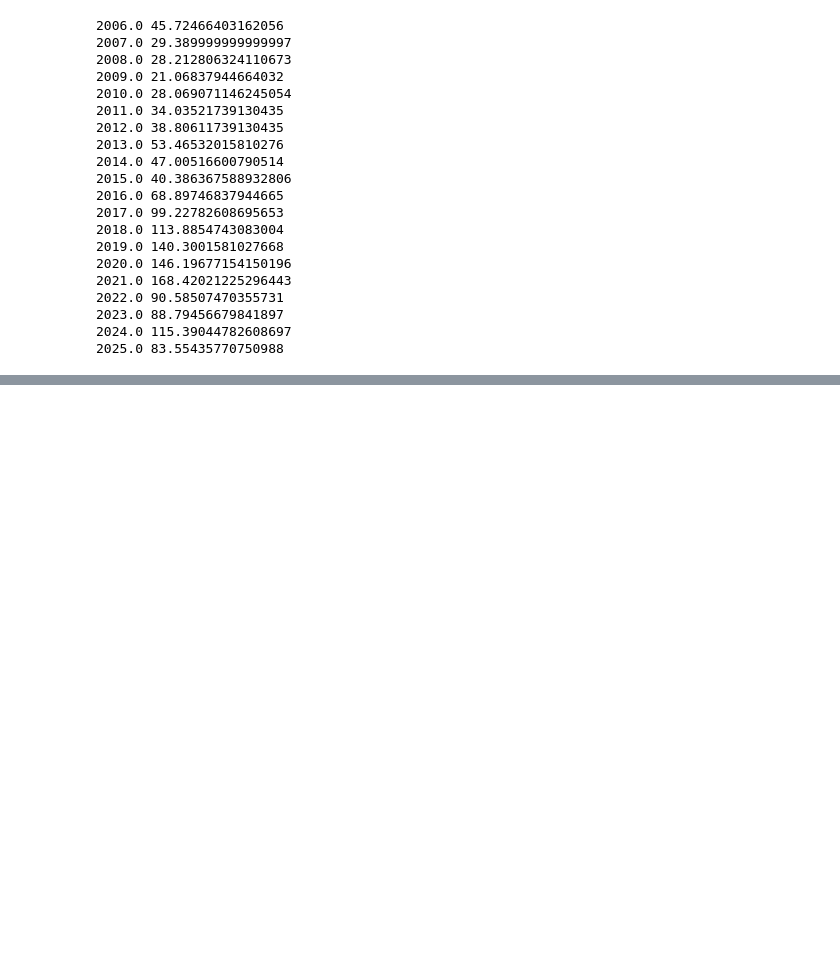
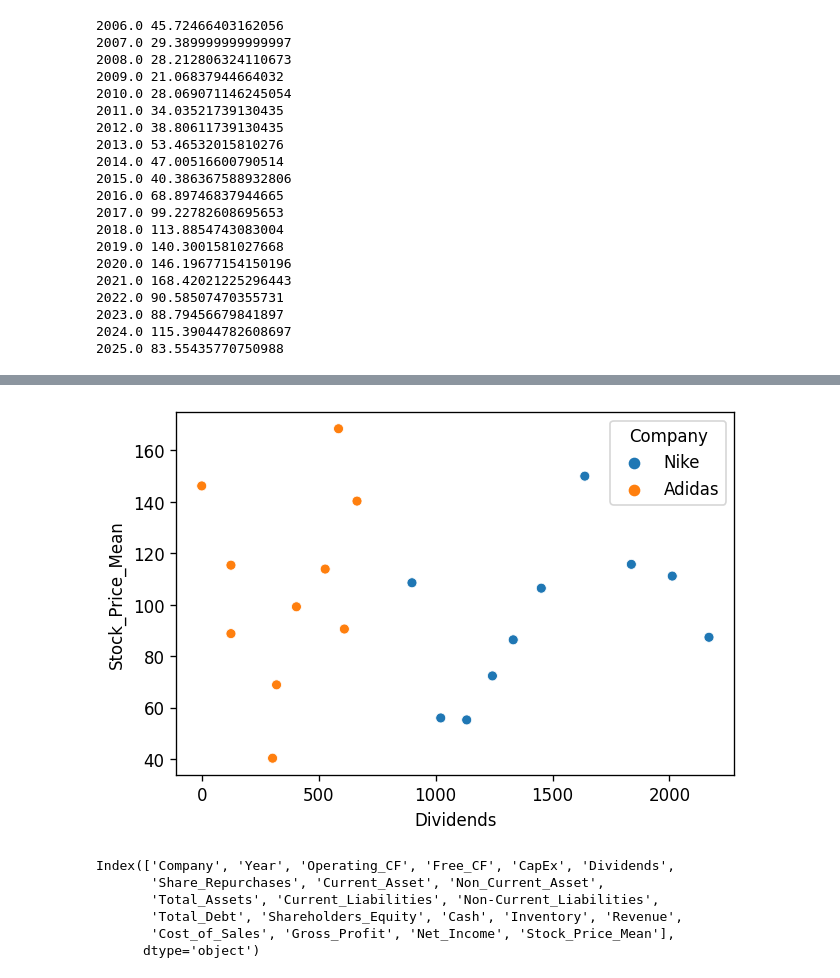
Before and after one commit to Anuroopa12x/Nike_vs_Adidas, a Jupyter notebook: analysis.ipynb, the cells around one changed output, grey strips where cells are left out. Drawn from its saved outputs; the diff is of its cells as text; code cells hidden in the pictures; blank space fills up the shorter version.

```diff
--- a/analysis.ipynb
+++ b/analysis.ipynb
@@ -262,0 +302,14 @@ for i, year in enumerate(adidas_year_arr[0]):
+# %%
+def year_mean(arr, brand):
+    results = []
+    for i in range(9,19):
+        result = {
+            "Company" : brand,
+            "Year" : arr[0,i].astype(int),
+            "Stock_Price_Mean" : np.mean(arr[1:, i])}
+        results.append(result)
+    return pd.DataFrame(results)
+# %%
+stock_mean = pd.concat([year_mean(nike_year_arr, "Nike"), year_mean(adidas_year_arr, "Adidas")], axis = 0)
+financial_data = financial_data.merge(stock_mean)
+financial_data
@@ -262,0 +354,16 @@ for i, year in enumerate(adidas_year_arr[0]):
+# %%
+plt.figure(dpi = 120)
+
+sns.scatterplot(data = financial_data, x = "Dividends", y = "Stock_Price_Mean" , hue = "Company")
+plt.show()
+# %% [output]
+[figure, added]
+# %%
+financial_data.columns
+# %% [output]
+Index(['Company', 'Year', 'Operating_CF', 'Free_CF', 'CapEx', 'Dividends',
+       'Share_Repurchases', 'Current_Asset', 'Non_Current_Asset',
+       'Total_Assets', 'Current_Liabilities', 'Non-Current_Liabilities',
+       'Total_Debt', 'Shareholders_Equity', 'Cash', 'Inventory', 'Revenue',
+       'Cost_of_Sales', 'Gross_Profit', 'Net_Income', 'Stock_Price_Mean'],
+      dtype='object')
```
Also changed, not shown: parts of 15 cells of this notebook, 5 other files.
